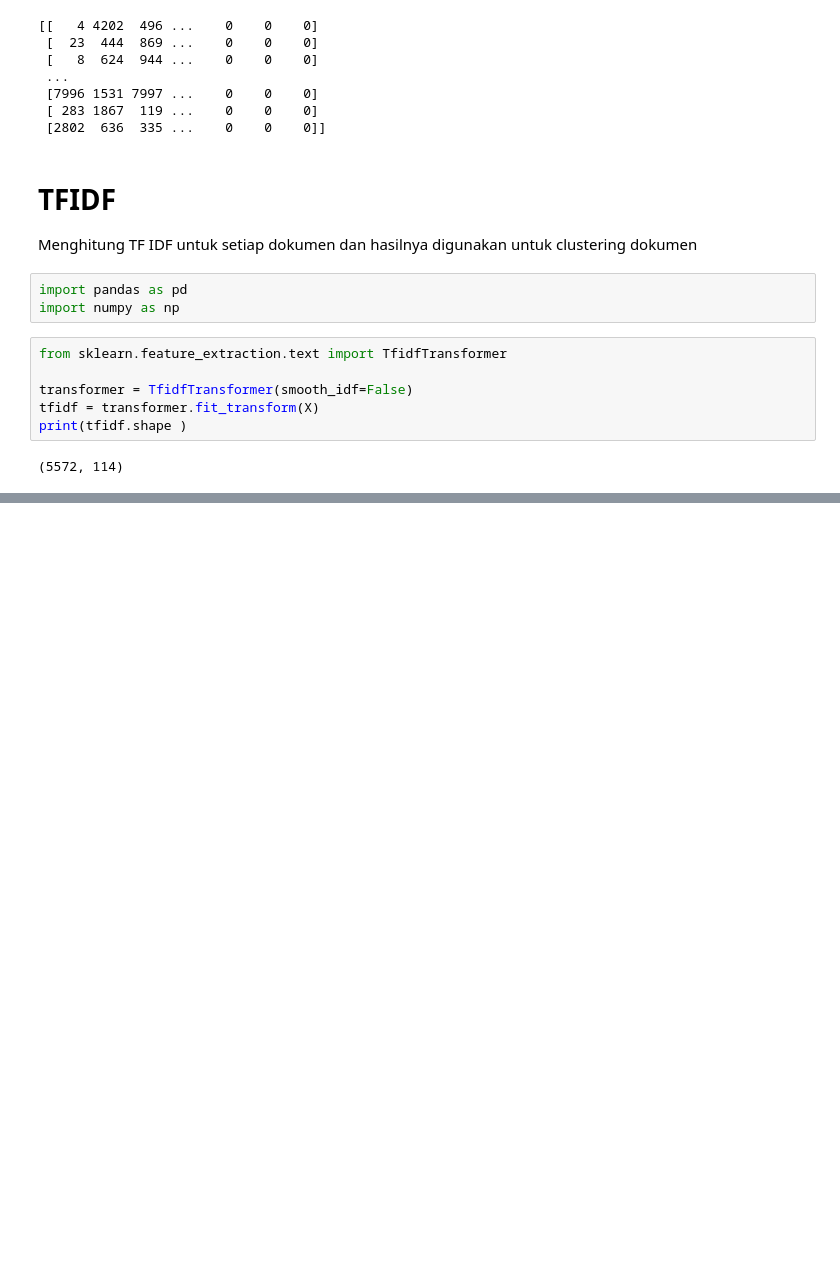
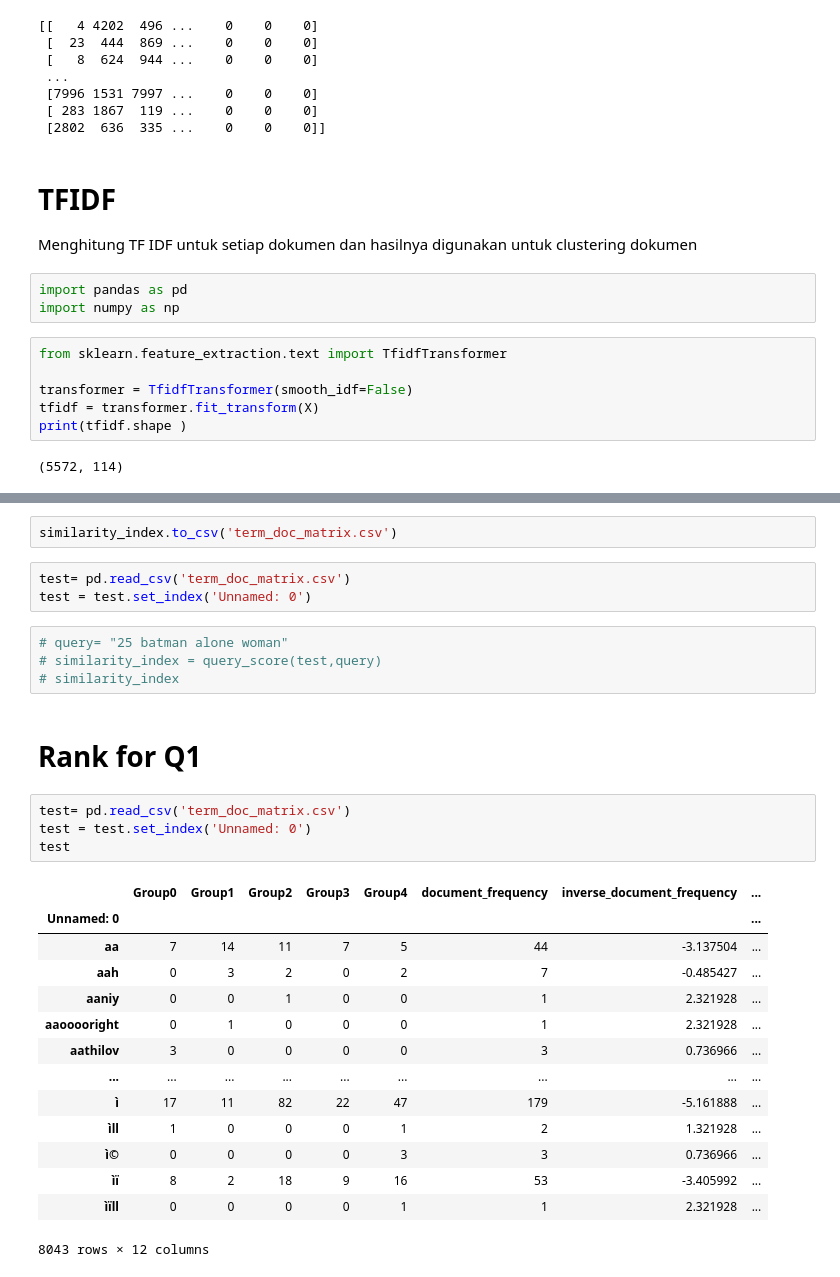
Before and after one commit to calvinadelbert/STBI-2-1, a Jupyter notebook: src/TF_DF_GROUP_SPAM_DATASET_WORD_EMBED_GLOVE_STBI_PROYEK.ipynb, the cells around one changed output, grey strips where cells are left out. Saved outputs shown, nothing was run; the diff lists cells and outputs as text; blank space fills up the shorter version.

```diff
--- a/src/TF_DF_GROUP_SPAM_DATASET_WORD_EMBED_GLOVE_STBI_PROYEK.ipynb
+++ b/src/TF_DF_GROUP_SPAM_DATASET_WORD_EMBED_GLOVE_STBI_PROYEK.ipynb
@@ -302,0 +597,30 @@ print(tfidf.shape )
+# %%
+similarity_index.to_csv('term_doc_matrix.csv')
+# %%
+test= pd.read_csv('term_doc_matrix.csv')
+test = test.set_index('Unnamed: 0')
+# %%
+# query= "25 batman alone woman"
+# similarity_index = query_score(test,query)
+# similarity_index
+# %% [markdown]
+# Rank for Q1
+# %%
+test= pd.read_csv('term_doc_matrix.csv')
+test = test.set_index('Unnamed: 0')
+test
+# %% [output]
+|  | Group0 | Group1 | Group2 | Group3 | Group4 | document_frequency | inverse_document_frequency | ... |
+| Unnamed: 0 |  |  |  |  |  |  |  | ... |
+| aa | 7 | 14 | 11 | 7 | 5 | 44 | -3.137504 | ... |
+| aah | 0 | 3 | 2 | 0 | 2 | 7 | -0.485427 | ... |
+| aaniy | 0 | 0 | 1 | 0 | 0 | 1 | 2.321928 | ... |
+| aaooooright | 0 | 1 | 0 | 0 | 0 | 1 | 2.321928 | ... |
+| aathilov | 3 | 0 | 0 | 0 | 0 | 3 | 0.736966 | ... |
+| ... | ... | ... | ... | ... | ... | ... | ... | ... |
+| ì | 17 | 11 | 82 | 22 | 47 | 179 | -5.161888 | ... |
+| ìll | 1 | 0 | 0 | 0 | 1 | 2 | 1.321928 | ... |
+| ì© | 0 | 0 | 0 | 0 | 3 | 3 | 0.736966 | ... |
+| ìï | 8 | 2 | 18 | 9 | 16 | 53 | -3.405992 | ... |
+| ìïll | 0 | 0 | 0 | 0 | 1 | 1 | 2.321928 | ... |
+8043 rows × 12 columns
```
Also changed, not shown: parts of 29 cells of this notebook.
